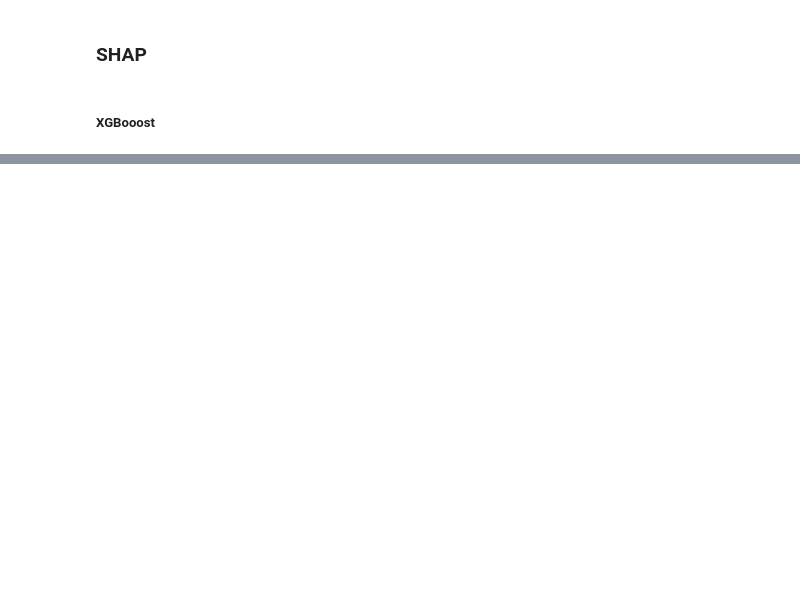
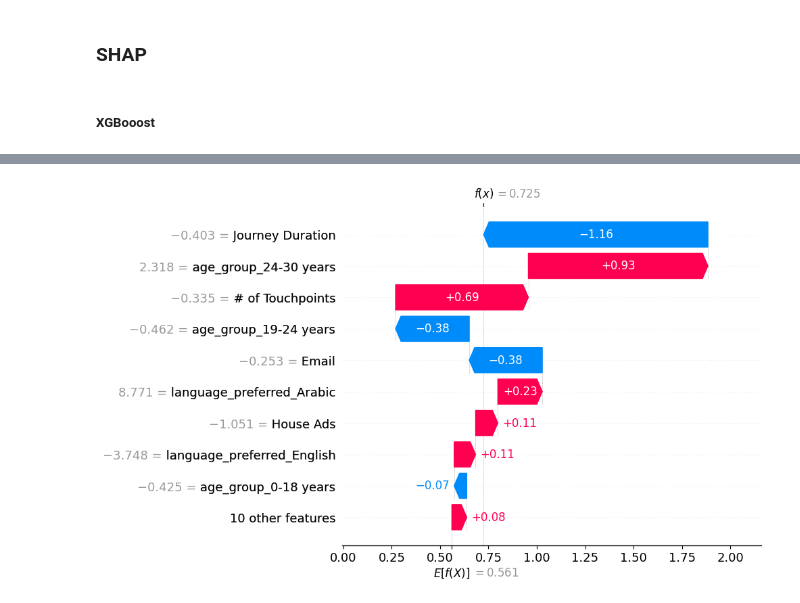
Before and after one commit to kevintunney/ISyE7406-GroupProject, a Jupyter notebook: data/notebook_mark_xgb_only.ipynb, the cells around one changed output, grey strips where cells are left out. Saved outputs shown, nothing was run; the diff lists cells and outputs as text; code cells hidden in the pictures; blank space fills up the shorter version.

```diff
--- a/data/notebook_mark_xgb_only.ipynb
+++ b/data/notebook_mark_xgb_only.ipynb
@@ -155,0 +232,6 @@ shap.summary_plot(shap_values, X_train, plot_type="dot", class_names=model3.clas
+# %%
+import matplotlib.pyplot as plt
+plt.style.use('default')
+shap.plots.waterfall(shap_values[0])
+# %% [output]
+[figure, added]
```
Also changed, not shown: parts of 27 cells of this notebook, 9 other files.
